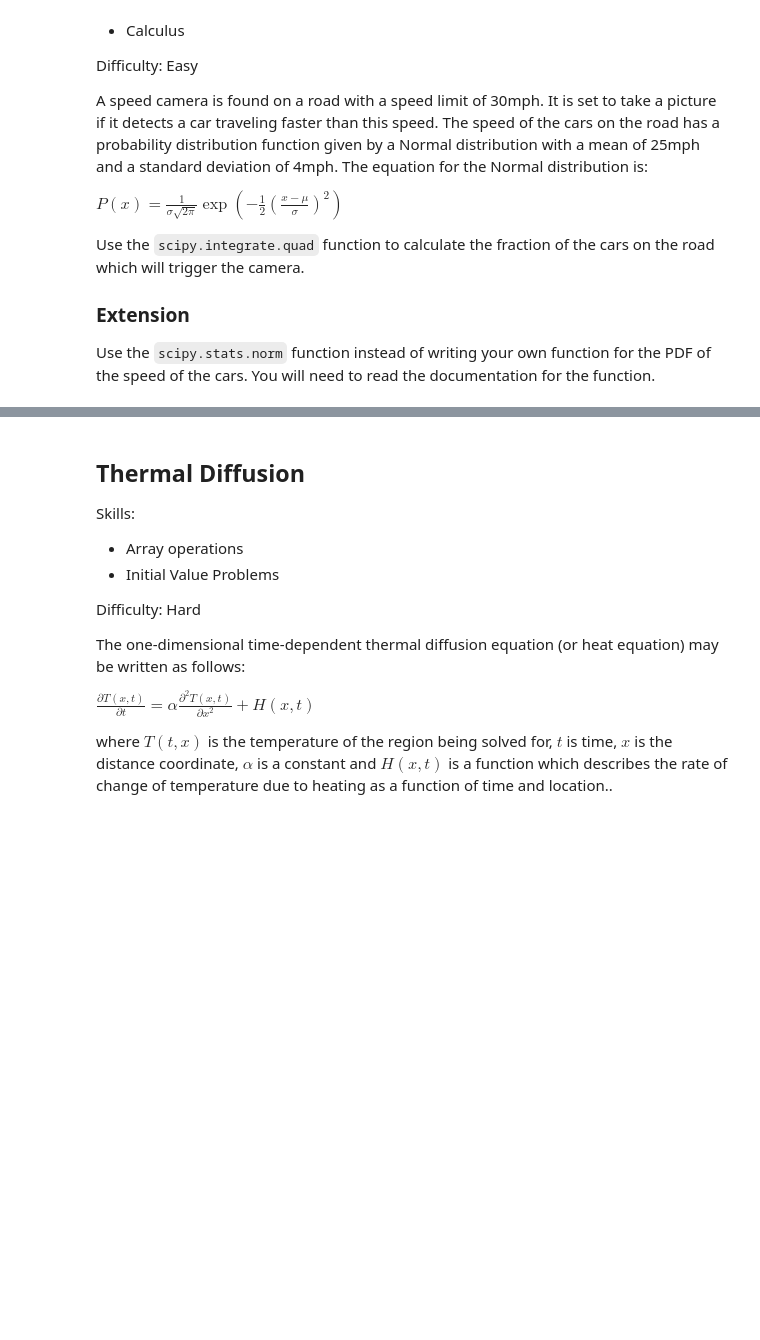
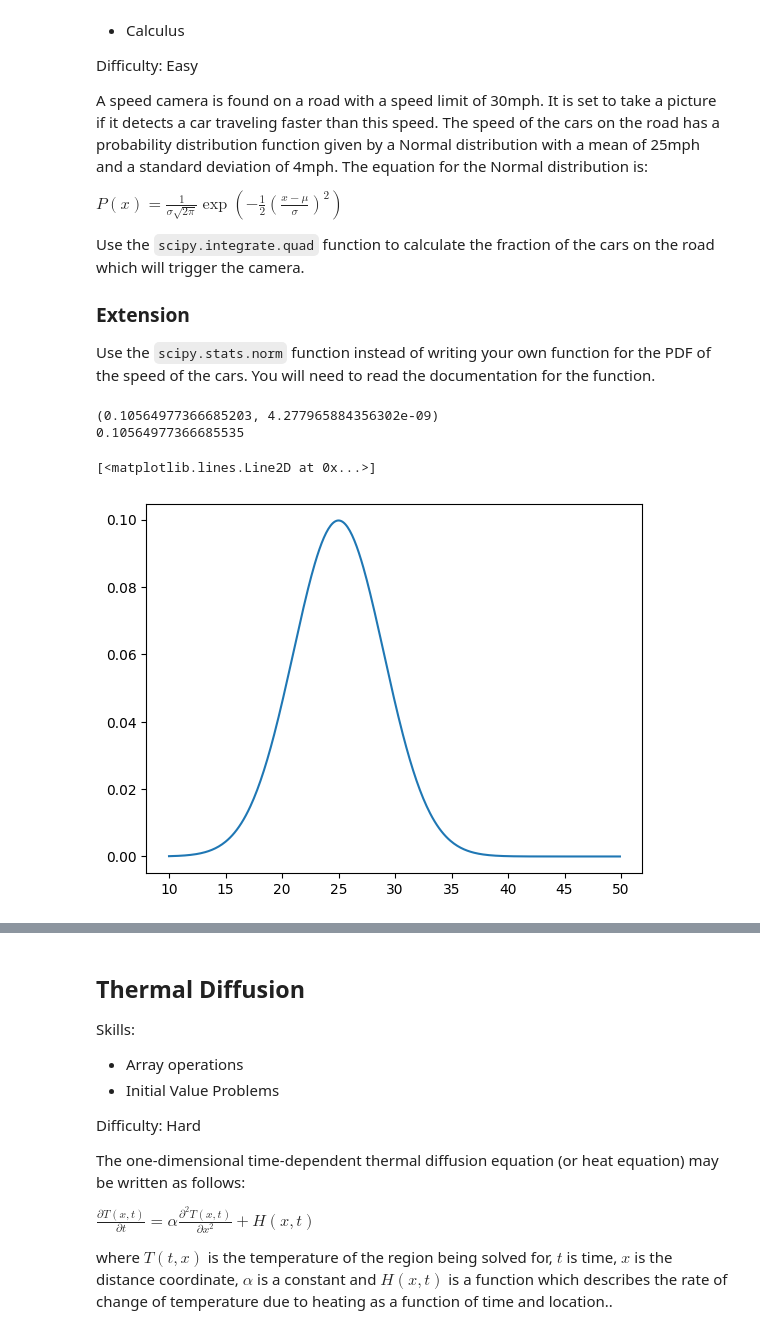
Before and after one commit to ThomasWalker1/IRC, a Jupyter notebook: NumericalComputing/Projects.ipynb, the cells around one changed output, grey strips where cells are left out. Saved outputs shown, nothing was run; the diff lists cells and outputs as text; code cells hidden in the pictures; blank space fills up the shorter version.

````diff
--- a/NumericalComputing/Projects.ipynb
+++ b/NumericalComputing/Projects.ipynb
@@ -188,18 +188,32 @@
 
 Use the ```scipy.stats.norm``` function instead of writing your own function for the PDF of the speed of the cars. You will need to read the documentation for the function.
 # %%
+from scipy.integrate import quad
+from numpy import sqrt, pi, e, inf
+
+def function(x, mu, sigma):
+    return (1/(sigma*sqrt(2*pi)))*e**(-0.5*((x-mu)/sigma)**2)
+
+p = quad(function, 30, inf, args=(25, 4))
+print(p)
 
 
-
-
+from scipy.stats import norm
+p_a = 1-norm.cdf(30, 25, 4)
+print(p_a)
 
 
 # Below here are the commands to plot a figure of the pdf
 # You don't need to and shouldn't edit them
 import matplotlib.pyplot as plt
 x = np.arange(10, 50, 0.1)
-y = pdf.pdf(x)
+y = function(x, 25, 4)
 plt.plot(x,y)
+# %% [output]
+(0.10564977366685203, 4.277965884356302e-09)
+0.10564977366685535
+[<matplotlib.lines.Line2D at 0x...>]
+[figure, added]
 # %%
 #@title
 
````
Also changed, not shown: parts of 4 cells of this notebook.
